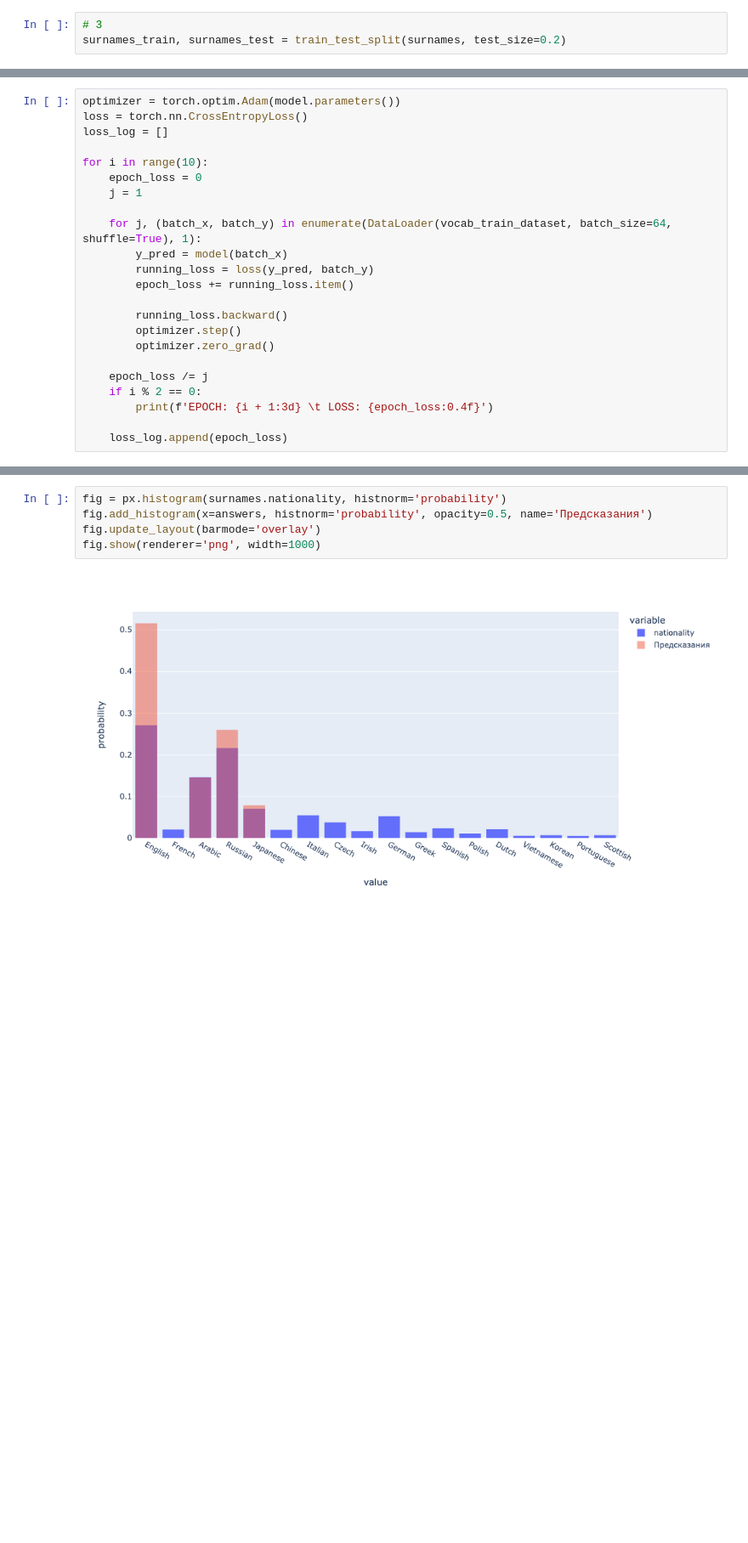
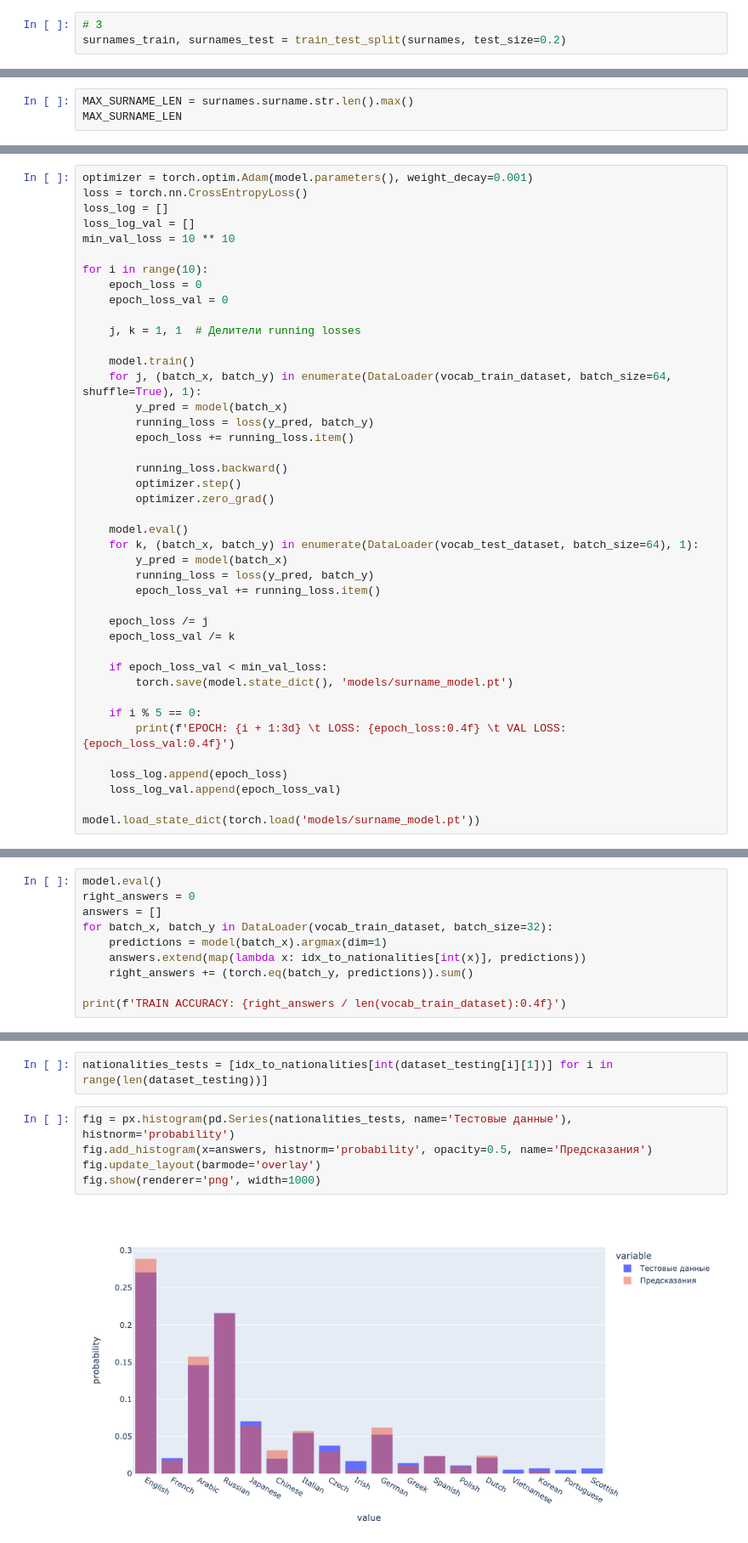
Before and after one commit to vktrbr/tadimo_2_sem, a Jupyter notebook: 05_NLP_1_intro.ipynb, the cells around one changed output, grey strips where cells are left out. Shown at 85% size. Drawn from its saved outputs; the diff is of its cells as text; blank space fills up the shorter version.

```diff
--- a/05_NLP_1_intro.ipynb
+++ b/05_NLP_1_intro.ipynb
@@ -136,0 +139,3 @@ vocab_test.vocab_len, vocab_test.token_to_idx['z'], vocab_test.idx_to_token[0]
+# %%
+MAX_SURNAME_LEN = surnames.surname.str.len().max()
+MAX_SURNAME_LEN
@@ -192,12 +202,17 @@ tensor([[0.0561, 0.0517, 0.0518, 0.0538, 0.0533, 0.0560, 0.0561, 0.0571, 0.0547,
 # %%
-optimizer = torch.optim.Adam(model.parameters())
+optimizer = torch.optim.Adam(model.parameters(), weight_decay=0.001)
 loss = torch.nn.CrossEntropyLoss()
 loss_log = []
+loss_log_val = []
+min_val_loss = 10 ** 10
 
 for i in range(10):
     epoch_loss = 0
-    j = 1
+    epoch_loss_val = 0
 
+    j, k = 1, 1  # Делители running losses
+
+    model.train()
     for j, (batch_x, batch_y) in enumerate(DataLoader(vocab_train_dataset, batch_size=64, shuffle=True), 1):
         y_pred = model(batch_x)
         running_loss = loss(y_pred, batch_y)
@@ -207,9 +222,23 @@ for i in range(10):
         optimizer.step()
         optimizer.zero_grad()
 
+    model.eval()
+    for k, (batch_x, batch_y) in enumerate(DataLoader(vocab_test_dataset, batch_size=64), 1):
+        y_pred = model(batch_x)
+        running_loss = loss(y_pred, batch_y)
+        epoch_loss_val += running_loss.item()
+
     epoch_loss /= j
-    if i % 2 == 0:
-        print(f'EPOCH: {i + 1:3d} \t LOSS: {epoch_loss:0.4f}')
+    epoch_loss_val /= k
+
+    if epoch_loss_val < min_val_loss:
+        torch.save(model.state_dict(), 'models/surname_model.pt')
+
+    if i % 5 == 0:
+        print(f'EPOCH: {i + 1:3d} \t LOSS: {epoch_loss:0.4f} \t VAL LOSS: {epoch_loss_val:0.4f}')
 
     loss_log.append(epoch_loss)
+    loss_log_val.append(epoch_loss_val)
+
+model.load_state_dict(torch.load('models/surname_model.pt'))
 # %% [output]
@@ -222,0 +258,10 @@ idx_to_nationalities = {v: u for u, v in nationality_to_idx.items()}
+# %%
+model.eval()
+right_answers = 0
+answers = []
+for batch_x, batch_y in DataLoader(vocab_train_dataset, batch_size=32):
+    predictions = model(batch_x).argmax(dim=1)
+    answers.extend(map(lambda x: idx_to_nationalities[int(x)], predictions))
+    right_answers += (torch.eq(batch_y, predictions)).sum()
+
+print(f'TRAIN ACCURACY: {right_answers / len(vocab_train_dataset):0.4f}')
@@ -235,7 +281,9 @@ ACCURACY: 0.5109
+# %%
+nationalities_tests = [idx_to_nationalities[int(dataset_testing[i][1])] for i in range(len(dataset_testing))]
 # %%
-fig = px.histogram(surnames.nationality, histnorm='probability')
+fig = px.histogram(pd.Series(nationalities_tests, name='Тестовые данные'), histnorm='probability')
 fig.add_histogram(x=answers, histnorm='probability', opacity=0.5, name='Предсказания')
 fig.update_layout(barmode='overlay')
 fig.show(renderer='png', width=1000)
 # %% [output]
-[figure, old version]
+[figure, new version]
```
Also changed, not shown: parts of 33 cells of this notebook.
